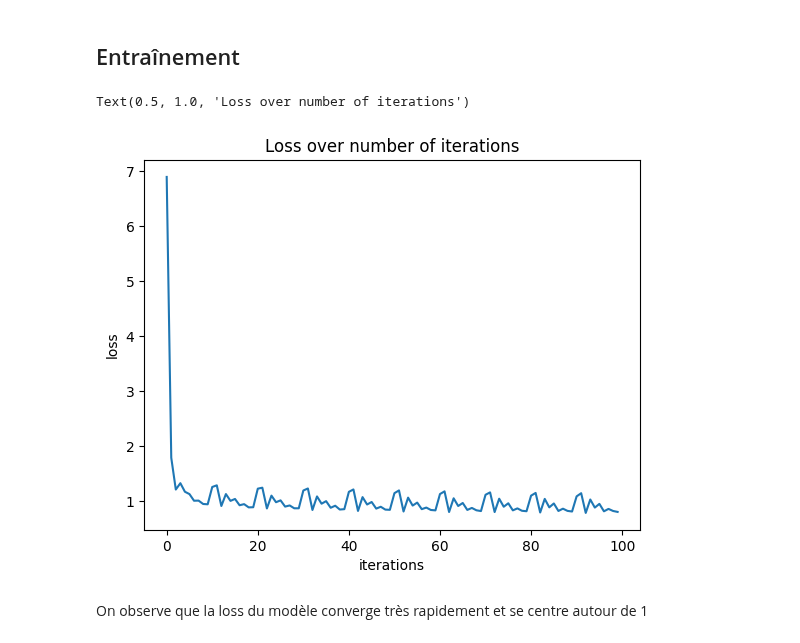
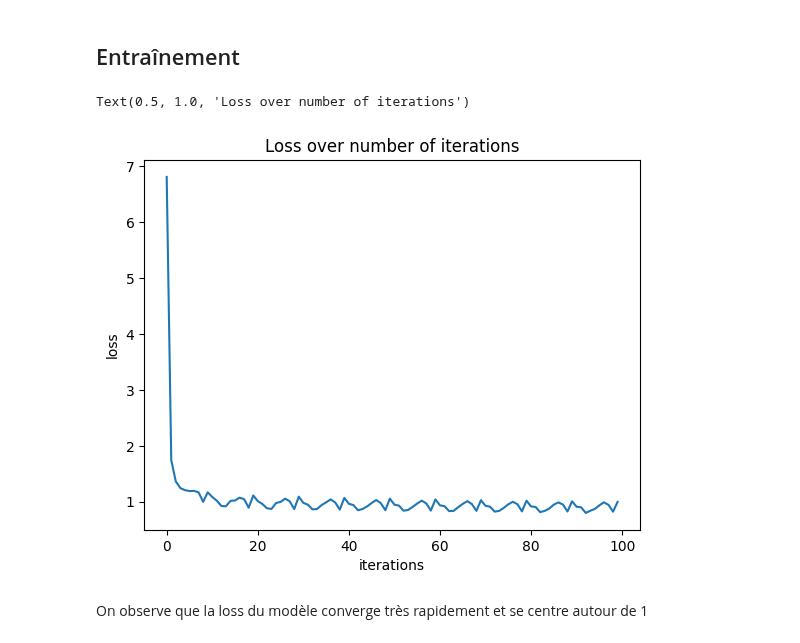
Before and after one commit to RiyadKT/Football-player-performance-prediction, a Jupyter notebook: final.ipynb, the cells around one changed output. Cells and saved outputs as stored; diff of their text form; code cells hidden in the pictures.

```diff
--- a/final.ipynb
+++ b/final.ipynb
@@ -7,6 +7,7 @@ player_stats_fbref=pickle.loads(zlib.decompress(open('fbref_data/compressed_play
 player_stats_fbref.update(pickle.loads(zlib.decompress(open('fbref_data/compressed_player_stats_fbref_2.bin','rb').read())))
 player_stats_fbref=pd.DataFrame(player_stats_fbref).transpose()
 player_stats_fbref=player_stats_fbref.sort_index(axis=1,ascending=False)
+
 
 teams_fbref=pickle.load(open('fbref_data/teams_fbref.pkl','rb'))
 
@@ -18,6 +19,7 @@ player_stats_tm.index=player_stats_tm.loc[:,'Unnamed: 0']
 player_stats_tm=player_stats_tm.drop('Unnamed: 0',axis=1)
 
 transfer_history=pickle.load(open('tm_data/transfer_history.pkl','rb'))
+player_ratings=pd.read_csv('sf_data/player_ratings.csv',index_col=0)
 # %% [markdown]
 # Données FBREF
 # %% [markdown]
@@ -1021,13 +1041,13 @@ for epoch in tqdm(range(10)):
 # %%
 import matplotlib.pyplot as plt
 
-plt.plot([np.average(np.array(l)) for l in np.array_split(np.array(loss_tab),100)])
+plt.plot([np.average(np.array(l)) for l in np.array_split(np.array(loss_tab_training),100)])
 plt.xlabel('iterations')
 plt.ylabel('loss')
 plt.title('Loss over number of iterations')
 # %% [output]
 Text(0.5, 1.0, 'Loss over number of iterations')
-[figure, old version]
+[figure, new version]
 # %% [markdown]
 On observe que la loss du modèle converge très rapidement et se centre autour de 1
 # %% [markdown]
```
Also changed, not shown: parts of 9 cells of this notebook, 1 other file.
